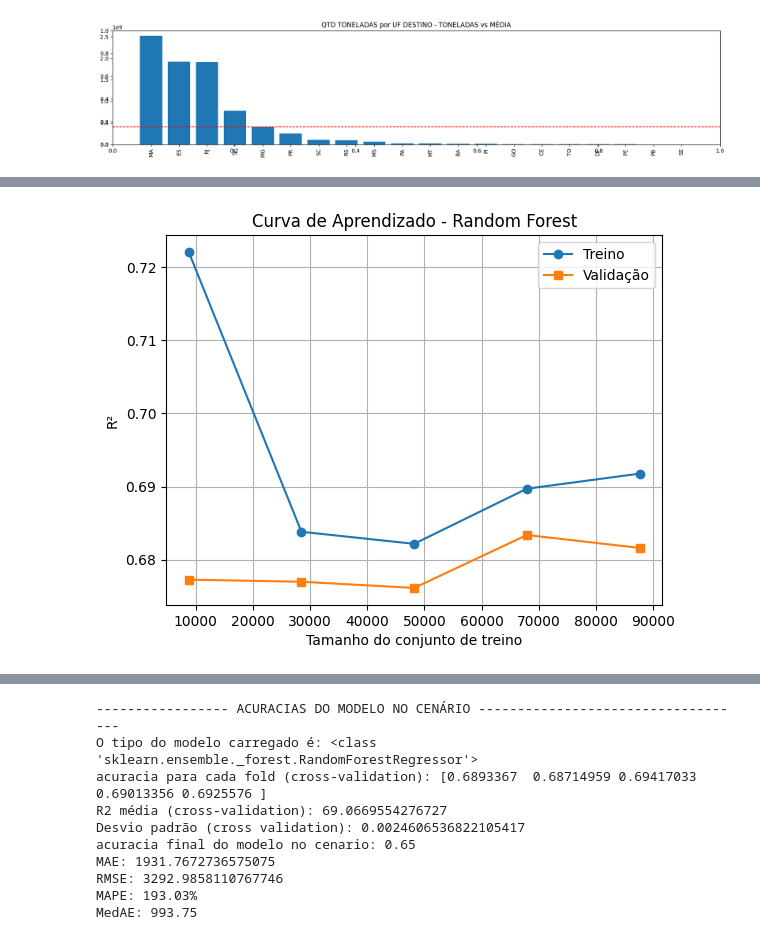
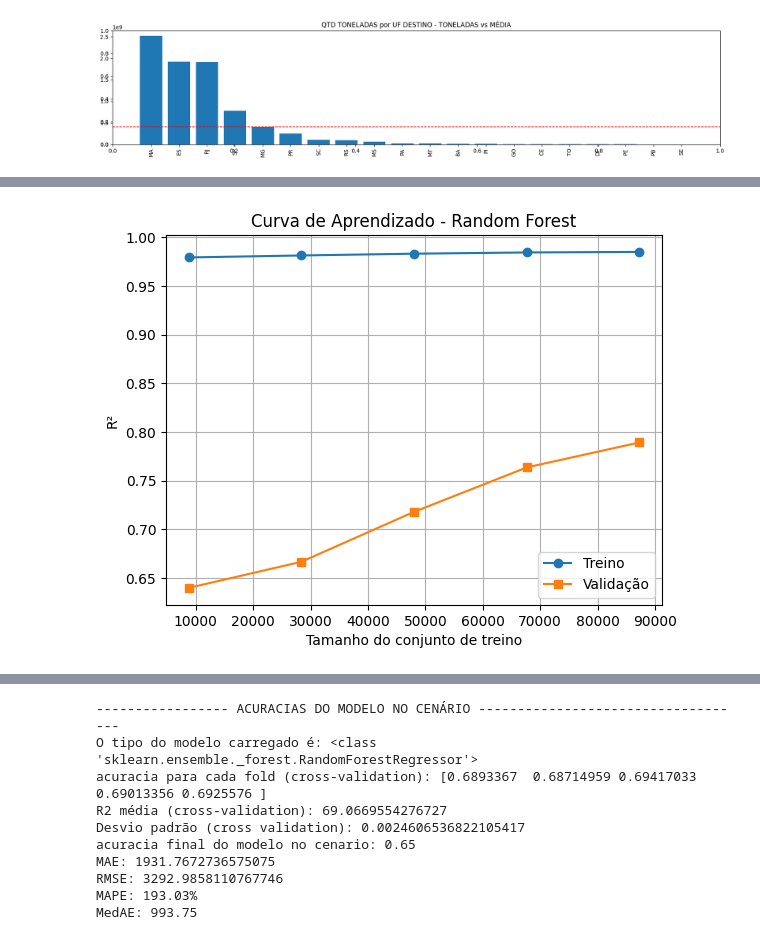
Before and after one commit to iugamil/ANTT_FERROVIAS_TONELADAS, a Jupyter notebook: 01-ANTT_FERROVIAS_RANDOMFOREST_REGRESSOR.ipynb, the cells around one changed output, grey strips where cells are left out. Cells and saved outputs as stored; diff of their text form; code cells hidden in the pictures.

```diff
--- a/01-ANTT_FERROVIAS_RANDOMFOREST_REGRESSOR.ipynb
+++ b/01-ANTT_FERROVIAS_RANDOMFOREST_REGRESSOR.ipynb
@@ -380,7 +379,7 @@ codigos_categorias.head(1)
 # %%
 ####################################################################################
 
-#     CRIANDO DATASET DO MODELO RANDOMFOREST
+#     TRANSFORMANDO DATASET DO MODELO RANDOMFOREST
 
 ####################################################################################
 
@@ -399,10 +398,14 @@ base_modelo_completa = base_treino
 base_treino = base_treino[base_treino['ANO'] != 2023][list(base_treino.columns)]
 
 # REMOVENDO OS OUTLIERS - TUDO QUE ESTÁ MAIOR DO 3º QUARTIL EM TONELADAS
-q3 = base_treino['TU'].quantile(0.75)
-base_treino = base_treino[base_treino['TU'] <= q3]
+#q3 = base_treino['TU'].quantile(0.75)
+#base_treino = base_treino[base_treino['TU'] <= q3]
+#base_modelo = base_treino
+
+
+# REMOVENDO OS OUTLIERS - TUDO QUE É MENOR DE MIL TONELADAS
+base_treino = base_treino[base_treino['TU'] > 1000.00]
 base_modelo = base_treino
-
 
 # LOGARITMO BASE10
 base_modelo['TU_LOG10'] = np.log10(base_modelo['TU'])
@@ -668,20 +856,41 @@ None
 # %%
+############################################################################
+
+
+# VALIDAÇÃO DO MODELO
+
+
+############################################################################
+
+
+'''
+
+A curva de aprendizado mostra a generalização do modelo em relação aos dados novos.
+perceba que na linha azul do gráfico os numeros ficam sempre próximos de 1 (100%) ....mas quando
+olhamos a linha laranja os números começam em 64 e estabilizam em 80.
+
+O modelo está aprendendo demais o treino, mas não aprende padrões gerais, por isso ele generaliza mal nos registros novos.
+Overfitting (sobreajuste)
+
+'''
+
+
 # CURVA DE APRENDIZADO
 
 train_sizes, train_scores, test_scores = learning_curve(
     modelo, x, y, cv=5, scoring='r2', n_jobs=-1 )
 
 train_mean = np.mean(train_scores, axis=1)
 test_mean = np.mean(test_scores, axis=1)
 
 plt.plot(train_sizes, train_mean, label='Treino', marker='o')
 plt.plot(train_sizes, test_mean, label='Validação', marker='s')
 plt.xlabel('Tamanho do conjunto de treino')
 plt.ylabel('R²')
 plt.title('Curva de Aprendizado - Random Forest')
 plt.legend()
 plt.grid(True)
 plt.show()
 # %% [output]
-[figure, old version]
+[figure, new version]
 # %%
```
Also changed, not shown: parts of 11 cells of this notebook.
